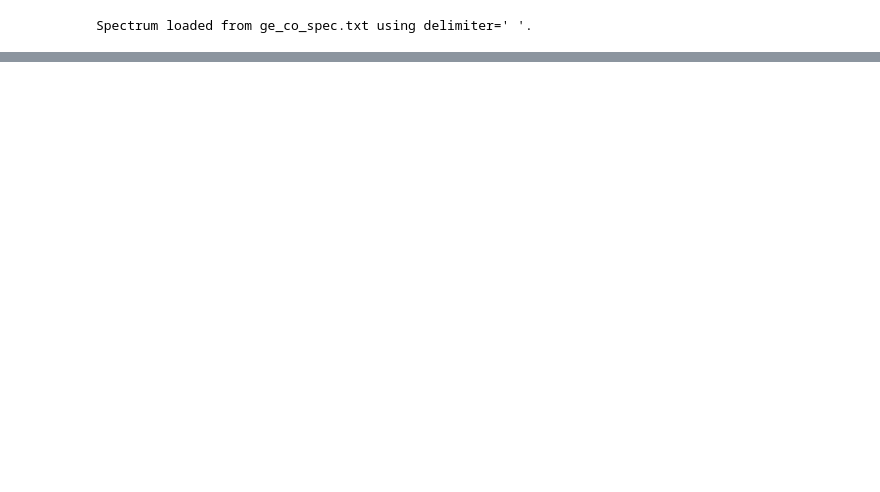
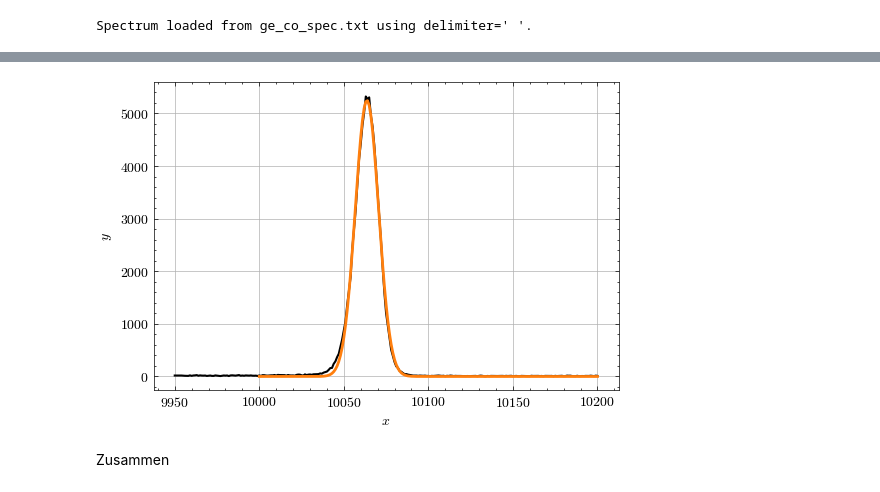
Before and after one commit to BrunoSchultz/spectrum-analyzer, a Jupyter notebook: src/spectrum_analyzer/test.ipynb, the cells around one changed output, grey strips where cells are left out. Cells and saved outputs as stored; diff of their text form; code cells hidden in the pictures; blank space fills up the shorter version.

```diff
--- a/src/spectrum_analyzer/test.ipynb
+++ b/src/spectrum_analyzer/test.ipynb
@@ -34,0 +90,6 @@ spectrum_1.fitted_peaks
+# %%
+spectrum_1.plot_fit_overlay(x_min=9950, x_max=10200) # es wird immer nur den Bereich geplottet, der auch gefittet wurde
+# %% [output]
+[figure, added]
+# %% [markdown]
+Zusammen
```
Also changed, not shown: parts of 43 cells of this notebook, 8 other files.
